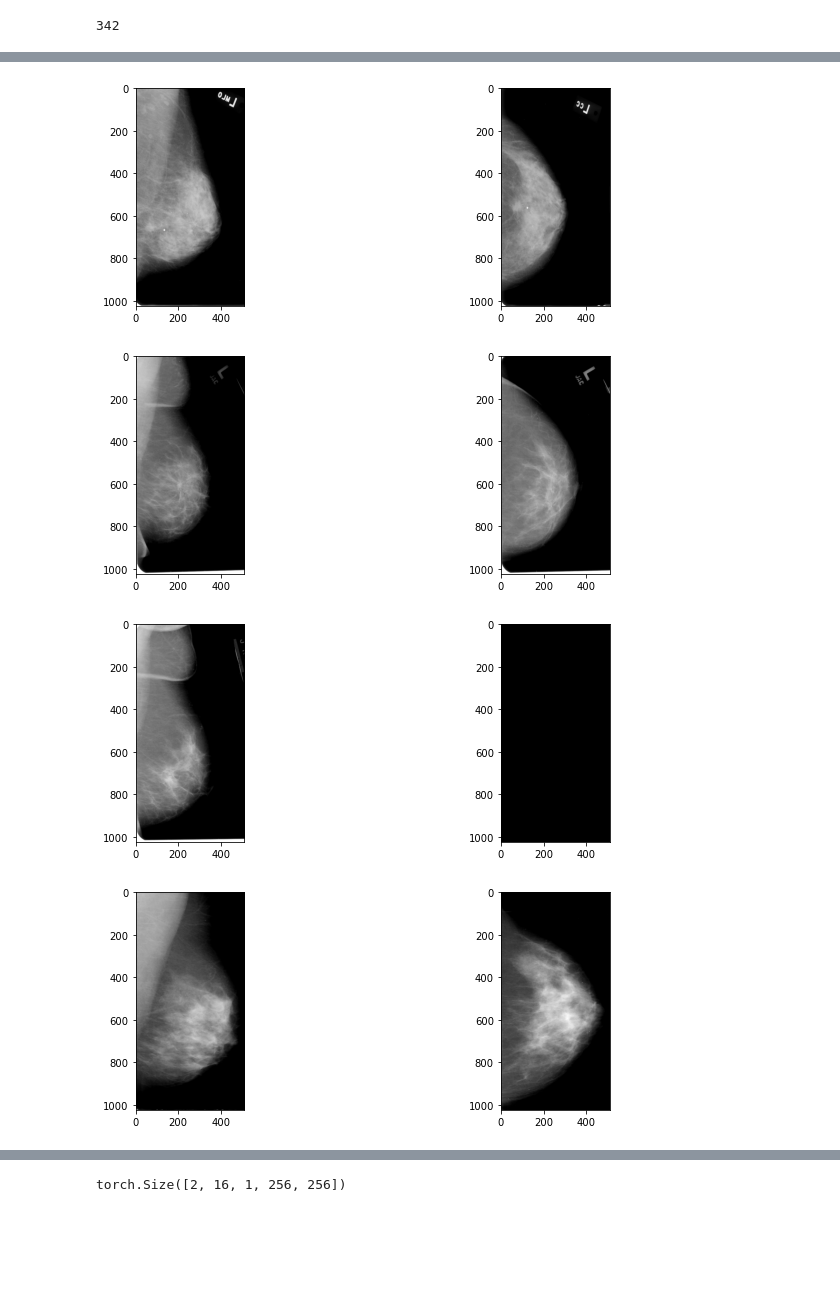
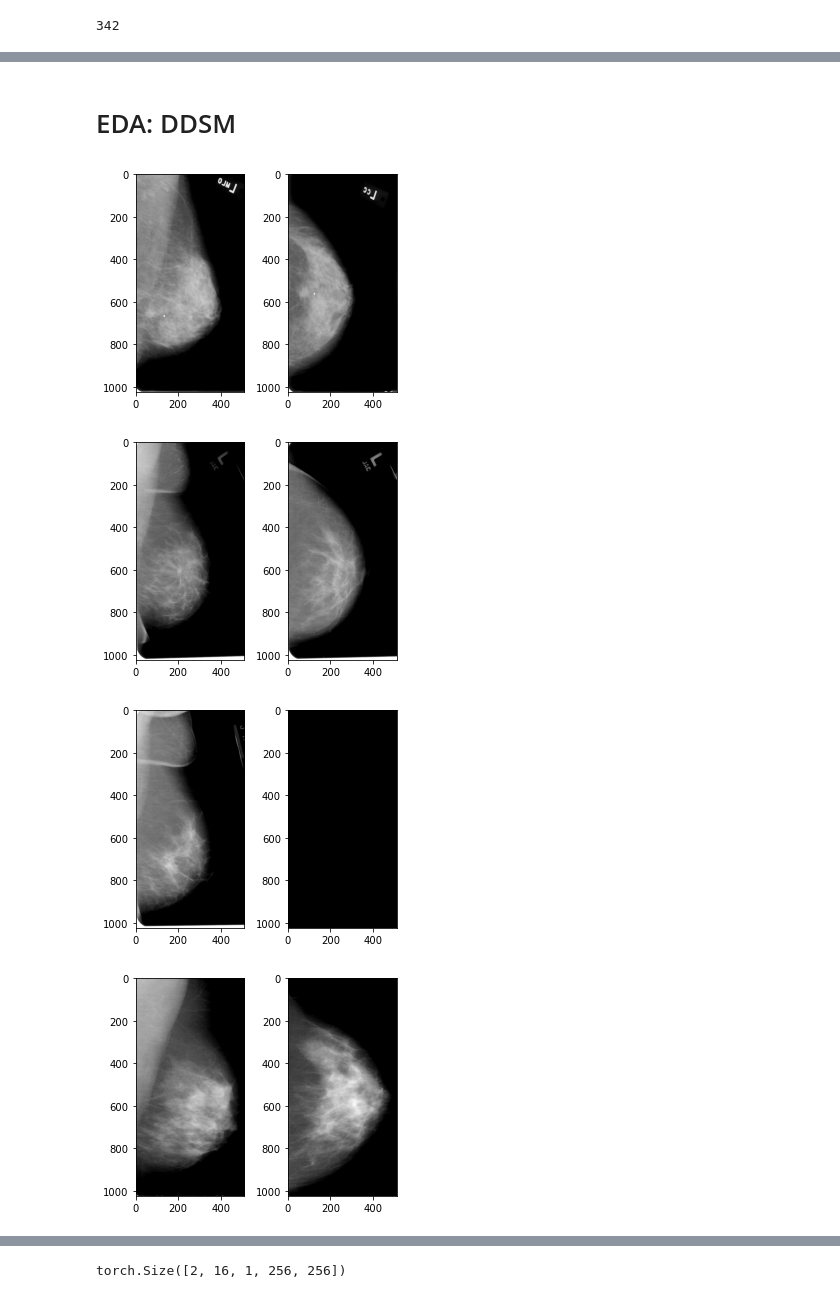
Before and after one commit to analokmaus/kaggle-rsna-breast-cancer, a Jupyter notebook: 00_eda.ipynb, the cells around one changed output, grey strips where cells are left out. Cells and saved outputs as stored; diff of their text form; code cells hidden in the pictures; blank space fills up the shorter version.

```diff
--- a/00_eda.ipynb
+++ b/00_eda.ipynb
@@ -271,7 +262,7 @@ ds.df_dict[(18026, 'R')]
 for idx in implant_idx[:10]:
     img, label = ds[idx]
     img = (img - img.min()) / (img.max() - img.min())
-    plt.figure(figsize=(12, 4))
+    plt.figure(figsize=(5, 4))
     for i in range(img.shape[0]):
         # print(img[i].mean())
         plt.subplot(1, img.shape[0], i+1)
@@ -293,26 +284,27 @@ for idx in implant_idx[:10]:
+# %% [markdown]
+# EDA: DDSM
 # %%
-ds = PatientLevelDataset(
+ds = PatientLevelDatasetDDSM(
     df=pd.read_csv('input/rsna-breast-cancer-detection/ddsm/DDSM/ddsm_with_meta.csv'),
     image_dir=Path('input/rsna-breast-cancer-detection/ddsm/DDSM/ddsm_image_resized_2048V'),
-    ddsm=True,
     is_test=True,
     sample_num=1,
     replace=False,
     sample_criteria='low_value_for_implant',
     preprocess=A.Compose([AutoFlip(), CropROI2(threshold=10, buffer=80), A.Resize(1024, 512)]),
     transforms=ToTensorV2(),
 )
-for idx in range(10):
+for idx in range(5):
     img, label = ds[idx]
     img = (img - img.min()) / (img.max() - img.min())
-    plt.figure(figsize=(12, 4))
+    plt.figure(figsize=(5, 4))
     for i in range(img.shape[0]):
         plt.subplot(1, img.shape[0], i+1)
         plt.imshow(img[i, 0], cmap='gray')
     plt.show()
     plt.close()
 # %% [output]
-[figure, old version]
+[figure, new version]
-[figure, old version]
+[figure, new version]
-[figure, old version]
+[figure, new version]
-[figure, old version]
+[figure, new version]
```
Also changed, not shown: parts of 13 cells of this notebook, 3 other files.
